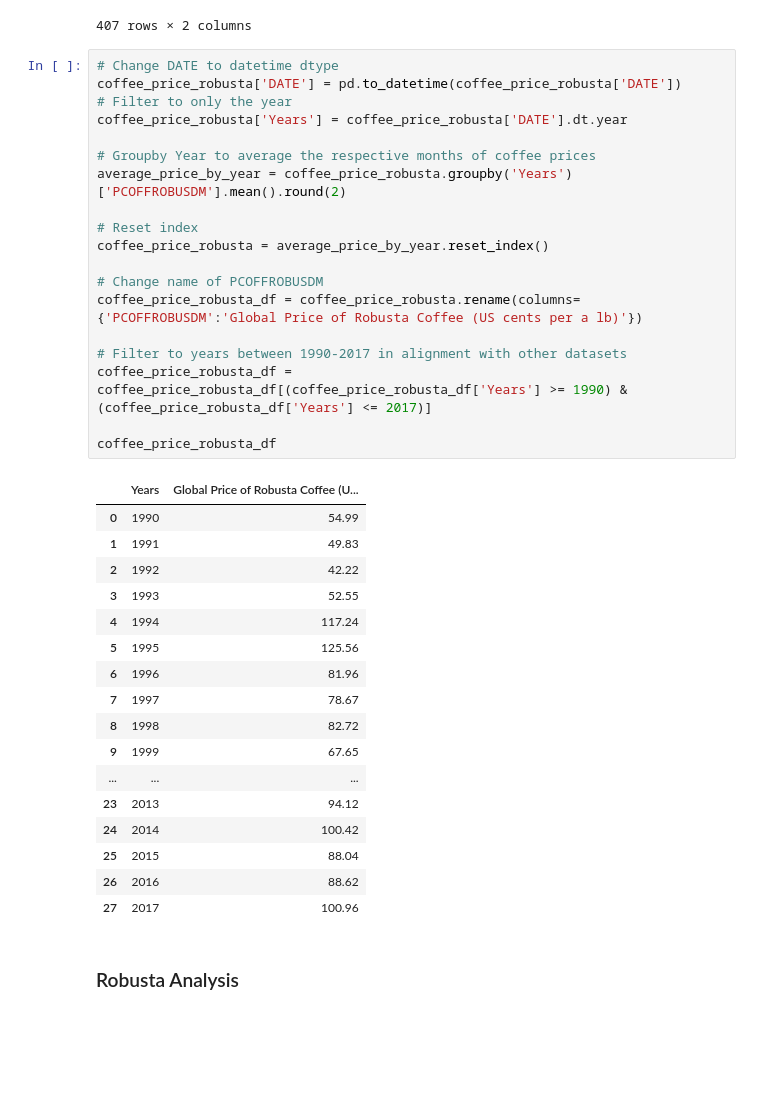
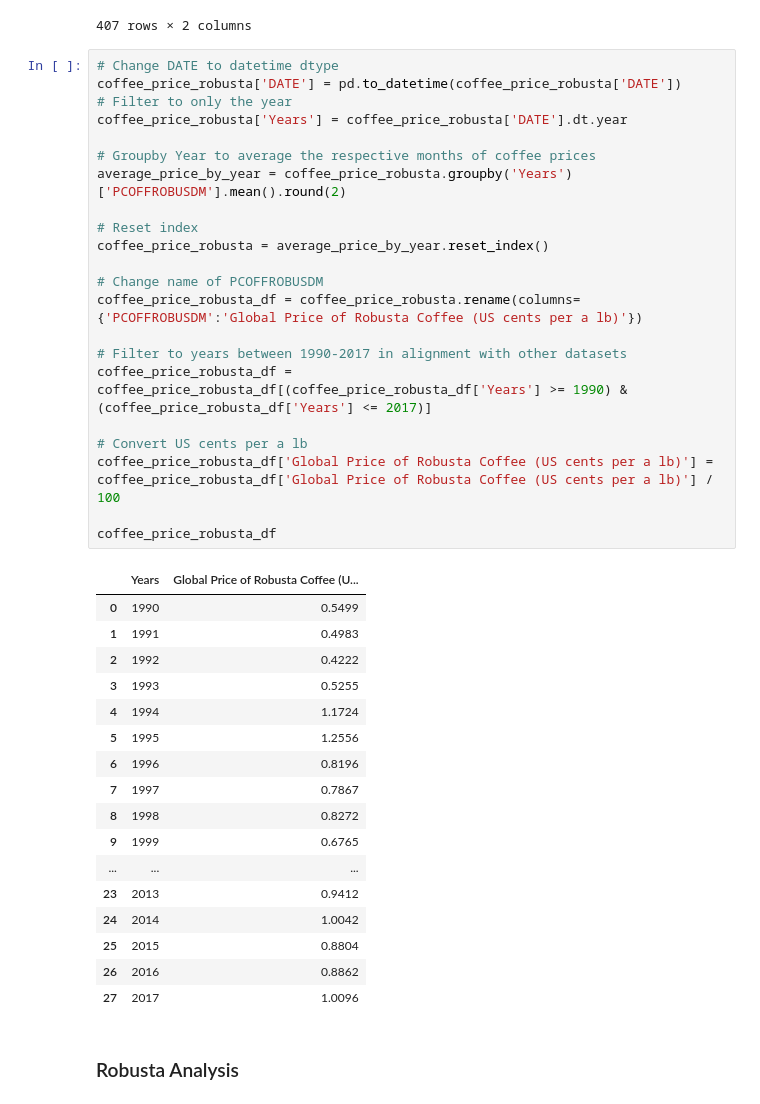
Before and after one commit to AAlbers341/project1_coffee_analysis, a Jupyter notebook: EDA/coffee_prices.ipynb, the cells around one changed output. Drawn from its saved outputs; the diff is of its cells as text; blank space fills up the shorter version.

```diff
--- a/EDA/coffee_prices.ipynb
+++ b/EDA/coffee_prices.ipynb
@@ -120,40 +123,43 @@ coffee_price_robusta
 # %%
 # Change DATE to datetime dtype
 coffee_price_robusta['DATE'] = pd.to_datetime(coffee_price_robusta['DATE'])
 # Filter to only the year
 coffee_price_robusta['Years'] = coffee_price_robusta['DATE'].dt.year
 
 # Groupby Year to average the respective months of coffee prices
 average_price_by_year = coffee_price_robusta.groupby('Years')['PCOFFROBUSDM'].mean().round(2)
 
 # Reset index
 coffee_price_robusta = average_price_by_year.reset_index()
 
 # Change name of PCOFFROBUSDM
 coffee_price_robusta_df = coffee_price_robusta.rename(columns={'PCOFFROBUSDM':'Global Price of Robusta Coffee (US cents per a lb)'})
 
 # Filter to years between 1990-2017 in alignment with other datasets
 coffee_price_robusta_df = coffee_price_robusta_df[(coffee_price_robusta_df['Years'] >= 1990) & (coffee_price_robusta_df['Years'] <= 2017)]
 
+# Convert US cents per a lb
+coffee_price_robusta_df['Global Price of Robusta Coffee (US cents per a lb)'] = coffee_price_robusta_df['Global Price of Robusta Coffee (US cents per a lb)'] / 100
+
 coffee_price_robusta_df
 # %% [output]
 |  | Years | Global Price of Robusta Coffee (U... |
-| 0 | 1990 | 54.99 |
-| 1 | 1991 | 49.83 |
-| 2 | 1992 | 42.22 |
-| 3 | 1993 | 52.55 |
-| 4 | 1994 | 117.24 |
-| 5 | 1995 | 125.56 |
-| 6 | 1996 | 81.96 |
-| 7 | 1997 | 78.67 |
-| 8 | 1998 | 82.72 |
-| 9 | 1999 | 67.65 |
+| 0 | 1990 | 0.5499 |
+| 1 | 1991 | 0.4983 |
+| 2 | 1992 | 0.4222 |
+| 3 | 1993 | 0.5255 |
+| 4 | 1994 | 1.1724 |
+| 5 | 1995 | 1.2556 |
+| 6 | 1996 | 0.8196 |
+| 7 | 1997 | 0.7867 |
+| 8 | 1998 | 0.8272 |
+| 9 | 1999 | 0.6765 |
 | ... | ... | ... |
-| 23 | 2013 | 94.12 |
-| 24 | 2014 | 100.42 |
-| 25 | 2015 | 88.04 |
-| 26 | 2016 | 88.62 |
-| 27 | 2017 | 100.96 |
+| 23 | 2013 | 0.9412 |
+| 24 | 2014 | 1.0042 |
+| 25 | 2015 | 0.8804 |
+| 26 | 2016 | 0.8862 |
+| 27 | 2017 | 1.0096 |
 # %% [markdown]
 ### Robusta Analysis
 # %%
```
Also changed, not shown: parts of 7 cells of this notebook, 12 other files.
